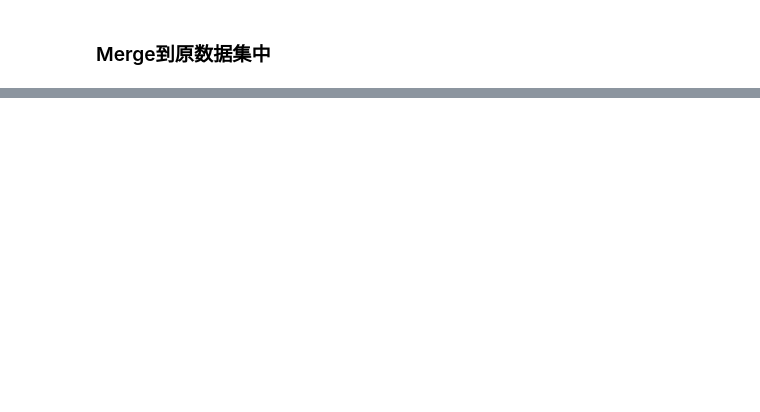
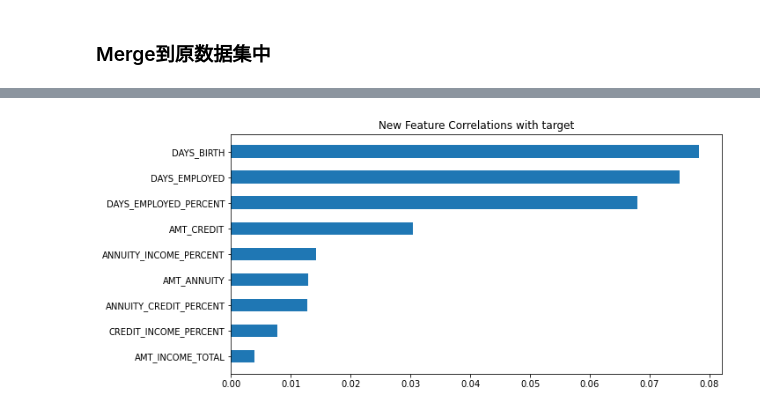
Before and after one commit to roenchina/FinTech_DefaultRisk, a Jupyter notebook: feature_engineering.ipynb, the cells around one changed output, grey strips where cells are left out. Saved outputs shown, nothing was run; the diff lists cells and outputs as text; code cells hidden in the pictures; blank space fills up the shorter version.

```diff
--- a/feature_engineering.ipynb
+++ b/feature_engineering.ipynb
@@ -141,0 +147,8 @@ print('Testing data with polynomial features shape:  ', app_test_poly.shape)
+# %%
+app_train_domain = app_train.copy()
+app_test_domain = app_test.copy()
+
+app_train_domain['CREDIT_INCOME_PERCENT'] = app_train_domain['AMT_CREDIT'] / app_train_domain['AMT_INCOME_TOTAL']
+app_train_domain['ANNUITY_INCOME_PERCENT'] = app_train_domain['AMT_ANNUITY'] / app_train_domain['AMT_INCOME_TOTAL']
+app_train_domain['ANNUITY_CREDIT_PERCENT'] = app_train_domain['AMT_ANNUITY'] / app_train_domain['AMT_CREDIT']
+app_train_domain['DAYS_EMPLOYED_PERCENT'] = app_train_domain['DAYS_EMPLOYED'] / app_train_domain['DAYS_BIRTH']
@@ -141,0 +164,4 @@ print('Testing data with polynomial features shape:  ', app_test_poly.shape)
+# %%
+domain_features = app_train_domain[['AMT_CREDIT', 'AMT_INCOME_TOTAL', 'AMT_ANNUITY', 'DAYS_EMPLOYED', 'DAYS_BIRTH', 'CREDIT_INCOME_PERCENT', 'ANNUITY_INCOME_PERCENT', 'ANNUITY_CREDIT_PERCENT', 'DAYS_EMPLOYED_PERCENT', 'TARGET']]
+domain_corrs = domain_features.corr()['TARGET'].sort_values()
+domain_corrs
@@ -141,0 +180,9 @@ print('Testing data with polynomial features shape:  ', app_test_poly.shape)
+# %%
+# Display most relevant
+d_corrs = domain_corrs.drop(['TARGET']).abs().sort_values()
+
+plt.figure(figsize = (10, 5))
+plt.bar( x=0, bottom=d_corrs.index.astype(str), height=0.5, width=d_corrs.values, orientation="horizontal")
+plt.title('New Feature Correlations with target');
+# %% [output]
+[figure, added]
```
Also changed, not shown: parts of 10 cells of this notebook, 4 other files.
